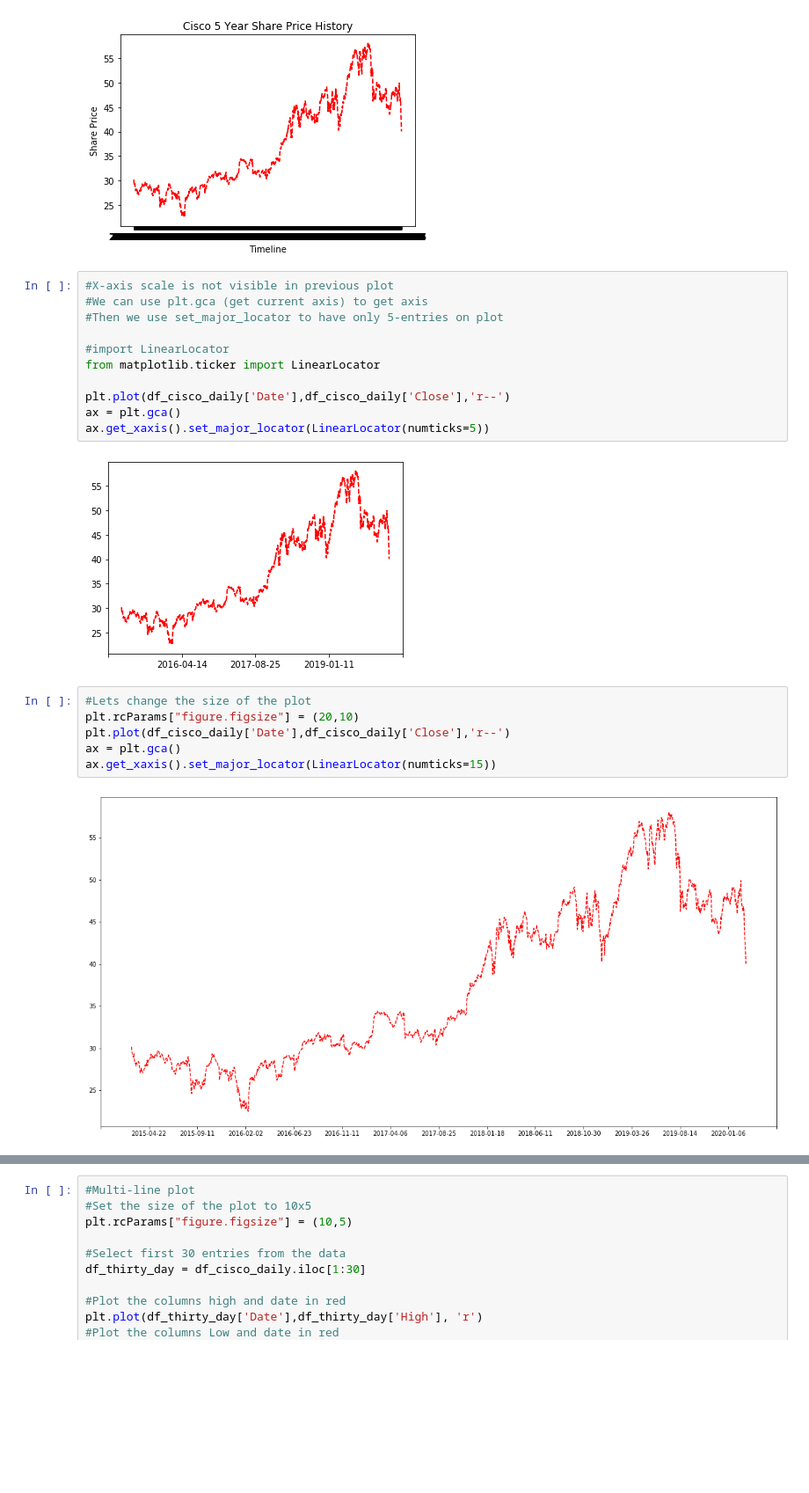
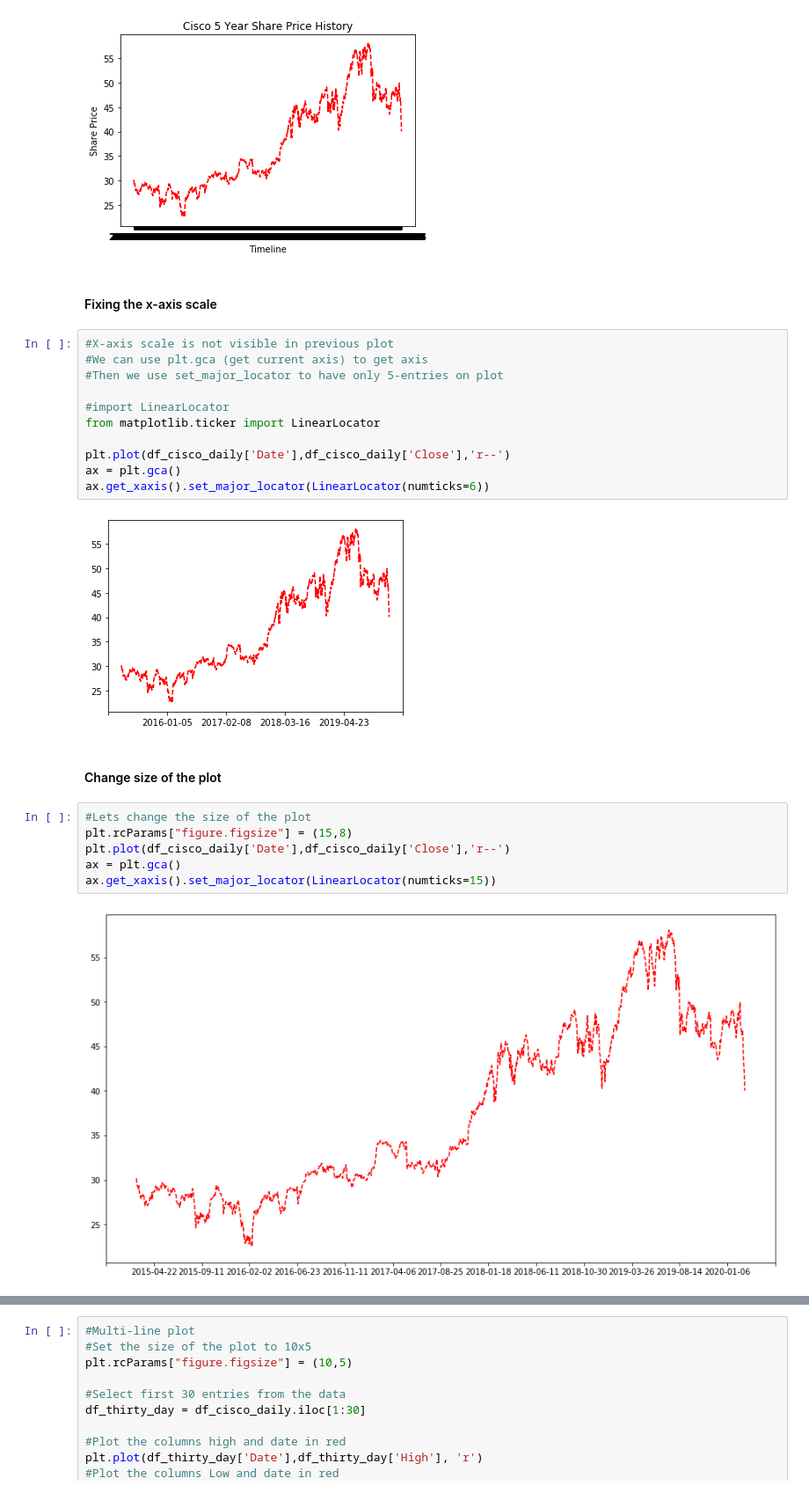
Before and after one commit to srmk1/learn-ml-hands-on, a Jupyter notebook: python/matplotlib.ipynb, the cells around one changed output, grey strips where cells are left out. Shown: that part at 88% size. Drawn from its saved outputs; the diff is of its cells as text; blank space fills up the shorter version.

```diff
--- a/python/matplotlib.ipynb
+++ b/python/matplotlib.ipynb
@@ -41,6 +59,8 @@ plt.title('Cisco 5 Year Share Price History')
 # %% [output]
 Text(0.5, 1.0, 'Cisco 5 Year Share Price History')
 [figure]
+# %% [markdown]
+#### Fixing the x-axis scale
 # %%
 #X-axis scale is not visible in previous plot
 #We can use plt.gca (get current axis) to get axis
@@ -51,14 +71,16 @@ from matplotlib.ticker import LinearLocator
 
 plt.plot(df_cisco_daily['Date'],df_cisco_daily['Close'],'r--')
 ax = plt.gca()
-ax.get_xaxis().set_major_locator(LinearLocator(numticks=5))
+ax.get_xaxis().set_major_locator(LinearLocator(numticks=6))
 # %% [output]
-[figure, old version]
+[figure, new version]
+# %% [markdown]
+#### Change size of the plot
 # %%
 #Lets change the size of the plot
-plt.rcParams["figure.figsize"] = (20,10)
+plt.rcParams["figure.figsize"] = (15,8)
 plt.plot(df_cisco_daily['Date'],df_cisco_daily['Close'],'r--')
 ax = plt.gca()
 ax.get_xaxis().set_major_locator(LinearLocator(numticks=15))
 # %% [output]
-[figure, old version]
+[figure, new version]
```
Also changed, not shown: parts of 10 cells of this notebook, 1 other file.
